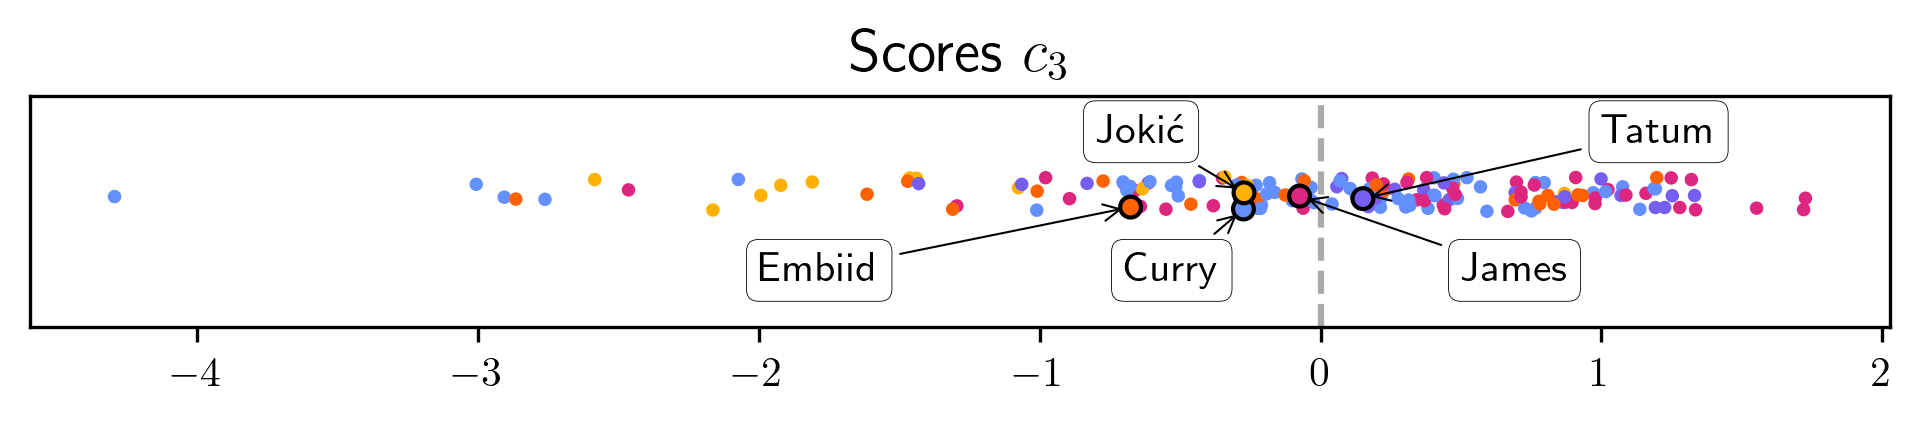
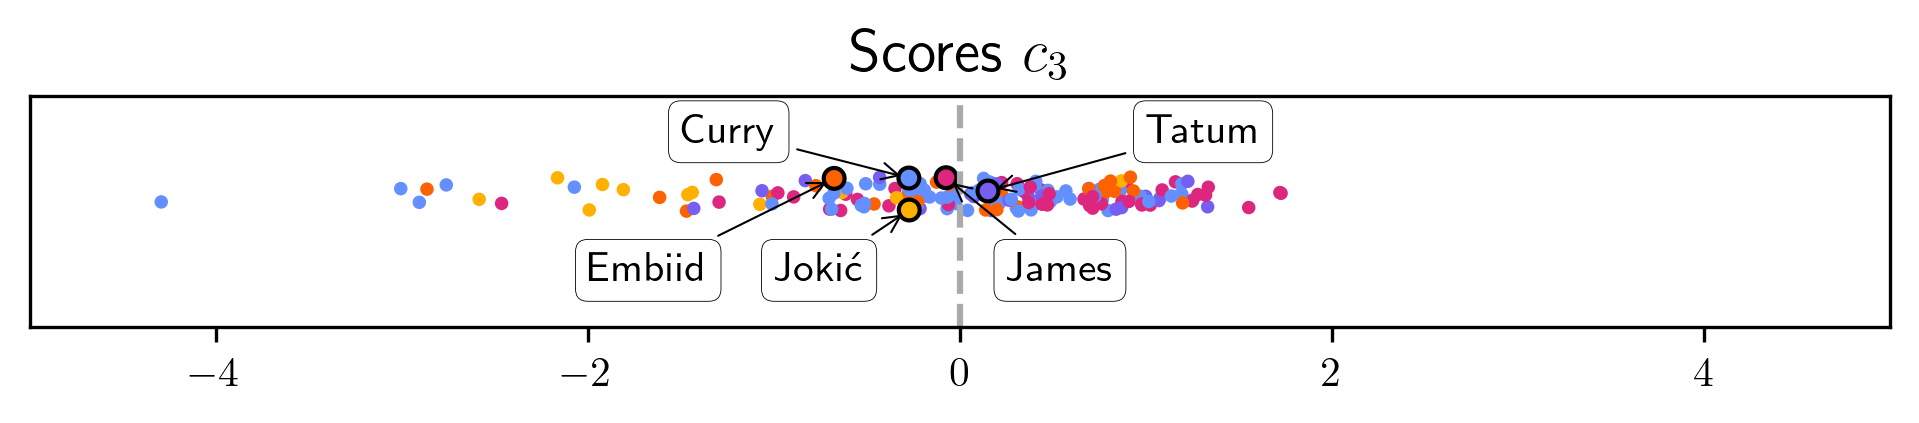
The notebook cell's code change between the first figure and the second:
--- before
+++ after
@@ -8,6 +8,6 @@
 }
 
+np.random.seed(2)
 x = new_scores[:, 2]
-x = (x - np.mean(x)) / np.std(x)  # Normalizing the data
 y = np.repeat(0, len(scores)) + np.random.uniform(0, 3, size=len(scores))
 c = scores['POSITION_'].map(COLORS)
@@ -31,4 +31,5 @@
 )
 ax.set_ylim(-10, 10)
+ax.set_xlim(-5, 5)
 ax.set_yticks([])
 
@@ -36,5 +37,5 @@
     'Curry',
     xy=(x[40], y[40]), xycoords='data',
-    xytext=(-0.7, -6), textcoords='data',
+    xytext=(-1.5, 6), textcoords='data',
     bbox=dict(boxstyle="round", fc="w", linewidth=0.2),
     arrowprops=dict(arrowstyle="->", linewidth=0.5)
@@ -50,5 +51,5 @@
     'James',
     xy=(x[88], y[88]), xycoords='data',
-    xytext=(0.5, -6), textcoords='data',
+    xytext=(0.25, -6), textcoords='data',
     bbox=dict(boxstyle="round", fc="w", linewidth=0.2),
     arrowprops=dict(arrowstyle="->", linewidth=0.5)
@@ -64,5 +65,5 @@
     'Jokić',
     xy=(x[91], y[91]), xycoords='data',
-    xytext=(-0.8, 6), textcoords='data',
+    xytext=(-1, -6), textcoords='data',
     bbox=dict(boxstyle="round", fc="w", linewidth=0.2),
     arrowprops=dict(arrowstyle="->", linewidth=0.5)

Commit: Review plots